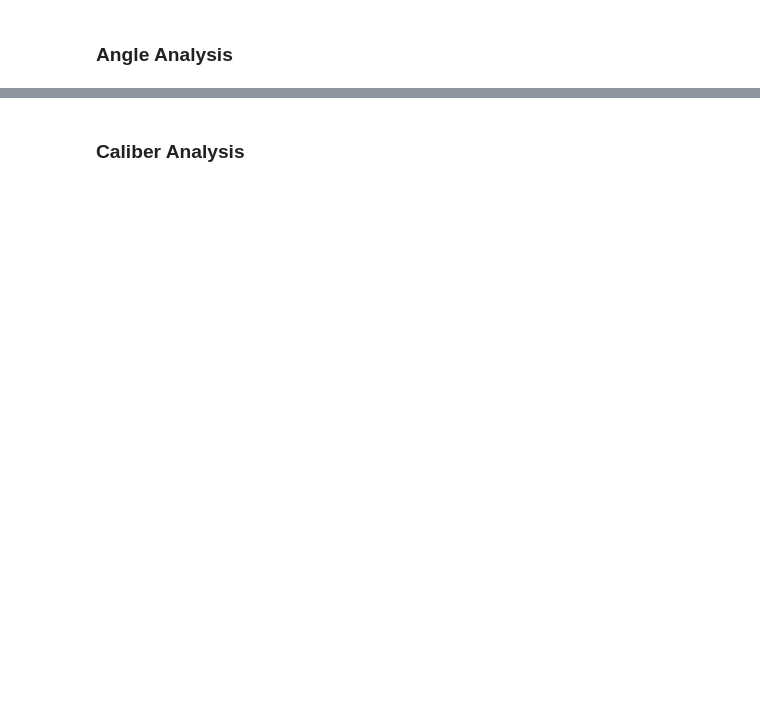
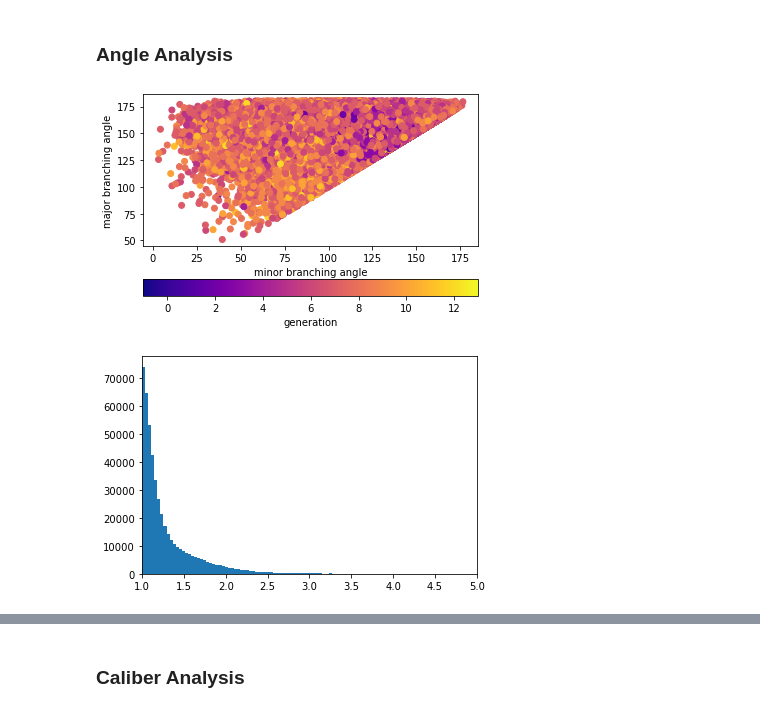
Before and after one commit to s-n-naik/airway_exploration, a Jupyter notebook: pilot_data_exploration.ipynb, the cells around one changed output, grey strips where cells are left out. Cells and saved outputs as stored; diff of their text form; code cells hidden in the pictures; blank space fills up the shorter version.

```diff
--- a/pilot_data_exploration.ipynb
+++ b/pilot_data_exploration.ipynb
@@ -454,2 +344,30 @@ Text(0.5, 1.0, "Removing the CEN 'lobe'")
 # %% [markdown]
 ### Angle Analysis
+# %%
+# plot major vs minor branching angle, coloured by generation
+
+per_bp = df.groupby([pd.Grouper('idno'),pd.Grouper('startbpid')]).agg({
+    "angle":[min, max],
+    "generation": min
+}).reset_index().dropna()
+
+per_bp.columns = ['idno', 'startbpid', 'min_angle', 'max_angle', 'generation']
+per_bp = per_bp[per_bp.generation <= 13]
+
+plt.figure()
+plt.scatter(per_bp.min_angle, per_bp.max_angle, c=per_bp.generation,cmap='plasma', alpha=1)
+plt.colorbar(label="generation", orientation="horizontal")
+plt.xlabel("minor branching angle")
+plt.ylabel("major branching angle")
+
+plt.show()
+
+# major-minor angle ratio
+ratio = per_bp.max_angle / per_bp.min_angle
+plt.figure()
+plt.hist(ratio, bins=1000) # removing an outlier w ratio 35
+plt.xlim(1,5)
+plt.show()
+# %% [output]
+[figure, added]
+[figure, added]
```
Also changed, not shown: parts of 43 cells of this notebook.
